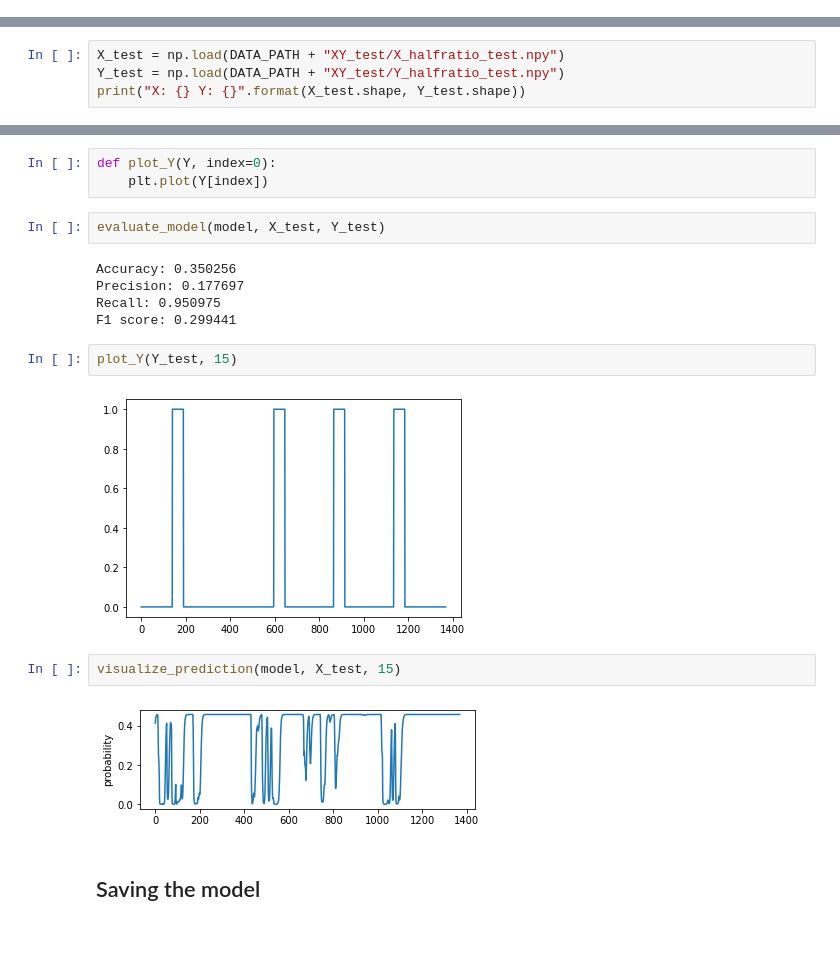
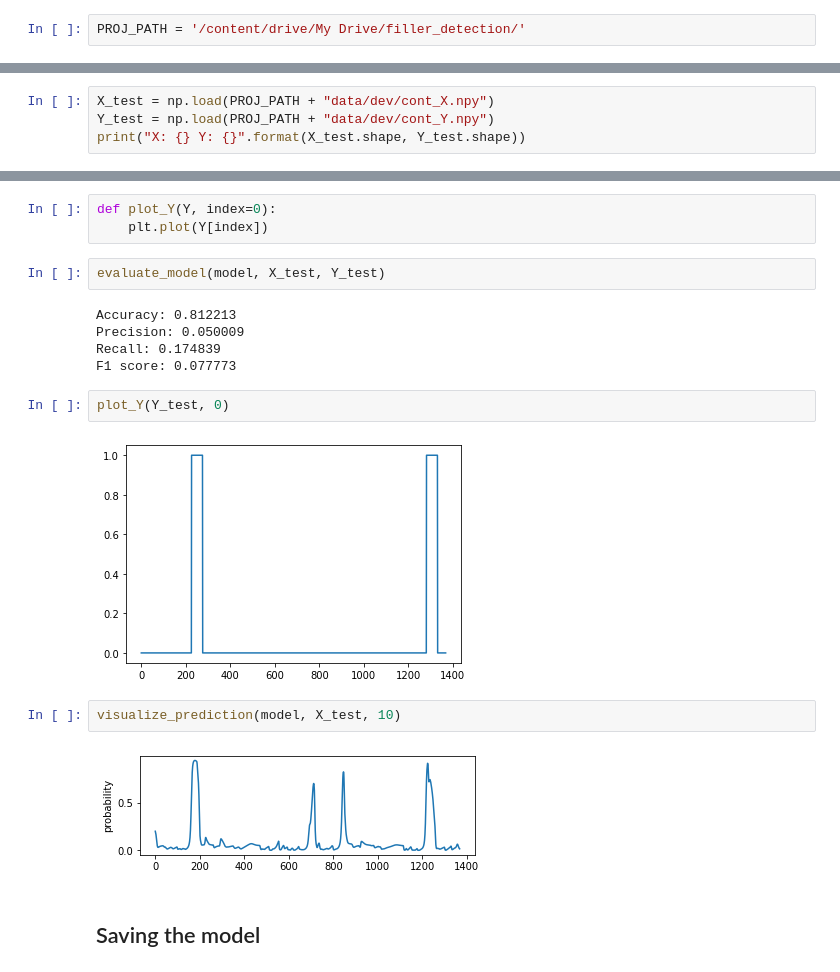
Before and after one commit to ybchen97/filler_detection, a Jupyter notebook: model.ipynb, the cells around one changed output, grey strips where cells are left out. Cells and saved outputs as stored; diff of their text form; blank space fills up the shorter version.

Commit message:
Change proj path

```diff
--- a/model.ipynb
+++ b/model.ipynb
@@ -78,3 +84,5 @@ from keras.optimizers import Adam
+# %%
+PROJ_PATH = '/content/drive/My Drive/filler_detection/'
 # %% [markdown]
 The fun begins...
 ## Model Loading
@@ -252,7 +260,7 @@ Epoch 10/10
 3. Visualising `Y.npy` to know where the ones are inserted.
 4. Plot of metrics against epochs
 # %%
-X_test = np.load(DATA_PATH + "XY_test/X_halfratio_test.npy")
-Y_test = np.load(DATA_PATH + "XY_test/Y_halfratio_test.npy")
+X_test = np.load(PROJ_PATH + "data/dev/cont_X.npy")
+Y_test = np.load(PROJ_PATH + "data/dev/cont_Y.npy")
 print("X: {} Y: {}".format(X_test.shape, Y_test.shape))
 # %% [output]
@@ -327,18 +334,18 @@ def plot_Y(Y, index=0):
 # %%
 evaluate_model(model, X_test, Y_test)
 # %% [output]
-Accuracy: 0.350256
-Precision: 0.177697
-Recall: 0.950975
-F1 score: 0.299441
+Accuracy: 0.812213
+Precision: 0.050009
+Recall: 0.174839
+F1 score: 0.077773
 # %%
-plot_Y(Y_test, 15)
+plot_Y(Y_test, 0)
 # %% [output]
-[figure, old version]
+[figure, new version]
 # %%
-visualize_prediction(model, X_test, 15)
+visualize_prediction(model, X_test, 10)
 # %% [output]
-[figure, old version]
+[figure, new version]
 # %% [markdown]
 ## Saving the model
 # %%
```
Also changed, not shown: parts of 9 cells of this notebook.
